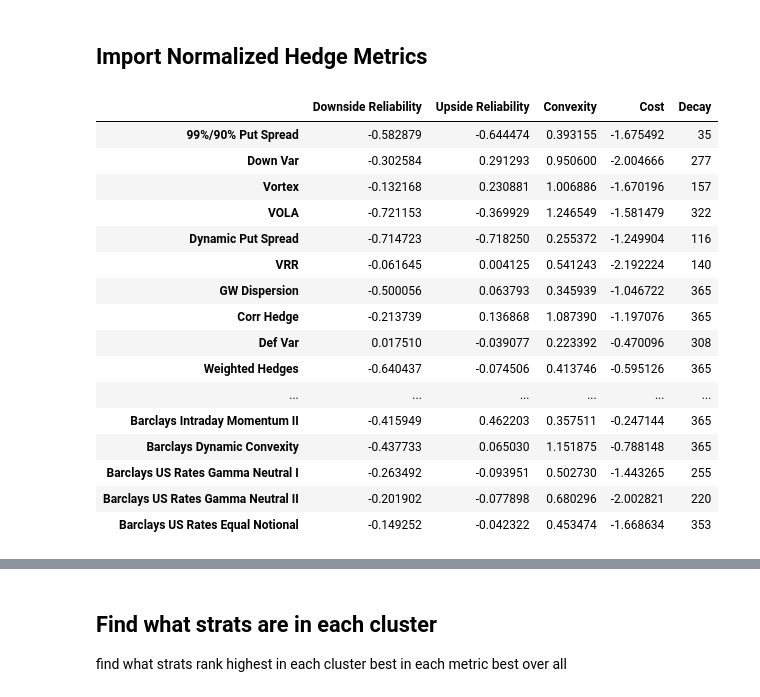
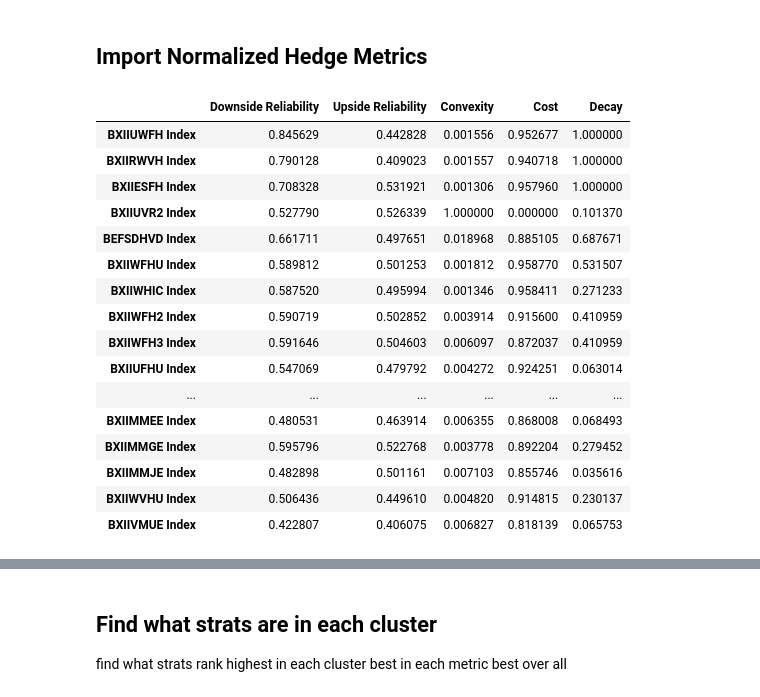
Before and after one commit to pforjoeUPS/RMP, a Jupyter notebook: Cluster Analysis/scripts/Cluster Analysis-Copy1.ipynb, the cells around one changed output, grey strips where cells are left out. Saved outputs shown, nothing was run; the diff lists cells and outputs as text; code cells hidden in the pictures.

```diff
--- a/Cluster Analysis/scripts/Cluster Analysis-Copy1.ipynb
+++ b/Cluster Analysis/scripts/Cluster Analysis-Copy1.ipynb
@@ -23,25 +28,26 @@ from scipy.cluster.hierarchy import dendrogram, linkage, fcluster
 ## Import Normalized Hedge Metrics
 # %%
 file_path = dm.EQUITY_HEDGE_DATA+'def_uni_hedge_metrics_more.xlsx'
-normalized_hm = pd.read_excel(dm.EQUITY_HEDGE_DATA+'def_uni_hedge_metrics_more.xlsx', index_col=(0))
+#normalized_hm = pd.read_excel(dm.EQUITY_HEDGE_DATA+'def_uni_hedge_metrics_more.xlsx', index_col=(0))
+normalized_hm = pd.read_excel(dm.QIS_UNIVERSE +'Normalized_Hedge_Metrics.xlsx', index_col=(0))
 features = ['Downside Reliability', 'Upside Reliability', 'Convexity', 'Cost', 'Decay']
 normalized_hm = normalized_hm[features]
 normalized_hm.head(20)
 # %% [output]
 |  | Downside Reliability | Upside Reliability | Convexity | Cost | Decay |
-| 99%/90% Put Spread | -0.582879 | -0.644474 | 0.393155 | -1.675492 | 35 |
-| Down Var | -0.302584 | 0.291293 | 0.950600 | -2.004666 | 277 |
-| Vortex | -0.132168 | 0.230881 | 1.006886 | -1.670196 | 157 |
-| VOLA | -0.721153 | -0.369929 | 1.246549 | -1.581479 | 322 |
-| Dynamic Put Spread | -0.714723 | -0.718250 | 0.255372 | -1.249904 | 116 |
-| VRR | -0.061645 | 0.004125 | 0.541243 | -2.192224 | 140 |
-| GW Dispersion | -0.500056 | 0.063793 | 0.345939 | -1.046722 | 365 |
-| Corr Hedge | -0.213739 | 0.136868 | 1.087390 | -1.197076 | 365 |
-| Def Var | 0.017510 | -0.039077 | 0.223392 | -0.470096 | 308 |
-| Weighted Hedges | -0.640437 | -0.074506 | 0.413746 | -0.595126 | 365 |
+| BXIIUWFH Index | 0.845629 | 0.442828 | 0.001556 | 0.952677 | 1.000000 |
+| BXIIRWVH Index | 0.790128 | 0.409023 | 0.001557 | 0.940718 | 1.000000 |
+| BXIIESFH Index | 0.708328 | 0.531921 | 0.001306 | 0.957960 | 1.000000 |
+| BXIIUVR2 Index | 0.527790 | 0.526339 | 1.000000 | 0.000000 | 0.101370 |
+| BEFSDHVD Index | 0.661711 | 0.497651 | 0.018968 | 0.885105 | 0.687671 |
+| BXIIWFHU Index | 0.589812 | 0.501253 | 0.001812 | 0.958770 | 0.531507 |
+| BXIIWHIC Index | 0.587520 | 0.495994 | 0.001346 | 0.958411 | 0.271233 |
+| BXIIWFH2 Index | 0.590719 | 0.502852 | 0.003914 | 0.915600 | 0.410959 |
+| BXIIWFH3 Index | 0.591646 | 0.504603 | 0.006097 | 0.872037 | 0.410959 |
+| BXIIUFHU Index | 0.547069 | 0.479792 | 0.004272 | 0.924251 | 0.063014 |
 | ... | ... | ... | ... | ... | ... |
-| Barclays Intraday Momentum II | -0.415949 | 0.462203 | 0.357511 | -0.247144 | 365 |
-| Barclays Dynamic Convexity | -0.437733 | 0.065030 | 1.151875 | -0.788148 | 365 |
-| Barclays US Rates Gamma Neutral I | -0.263492 | -0.093951 | 0.502730 | -1.443265 | 255 |
-| Barclays US Rates Gamma Neutral II | -0.201902 | -0.077898 | 0.680296 | -2.002821 | 220 |
-| Barclays US Rates Equal Notional | -0.149252 | -0.042322 | 0.453474 | -1.668634 | 353 |
+| BXIIMMEE Index | 0.480531 | 0.463914 | 0.006355 | 0.868008 | 0.068493 |
+| BXIIMMGE Index | 0.595796 | 0.522768 | 0.003778 | 0.892204 | 0.279452 |
+| BXIIMMJE Index | 0.482898 | 0.501161 | 0.007103 | 0.855746 | 0.035616 |
+| BXIIWVHU Index | 0.506436 | 0.449610 | 0.004820 | 0.914815 | 0.230137 |
+| BXIIVMUE Index | 0.422807 | 0.406075 | 0.006827 | 0.818139 | 0.065753 |
```
Also changed, not shown: parts of 9 cells of this notebook.
